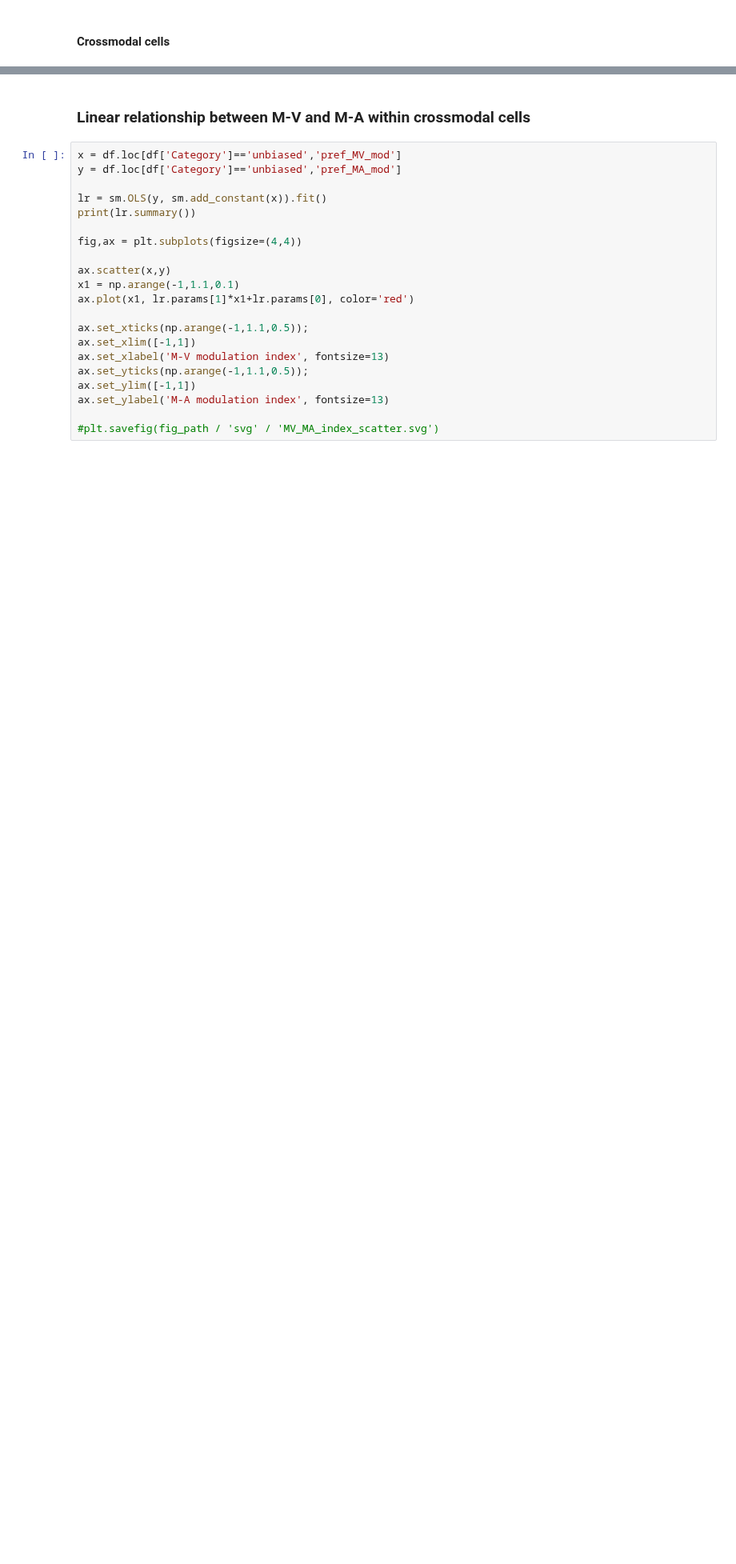
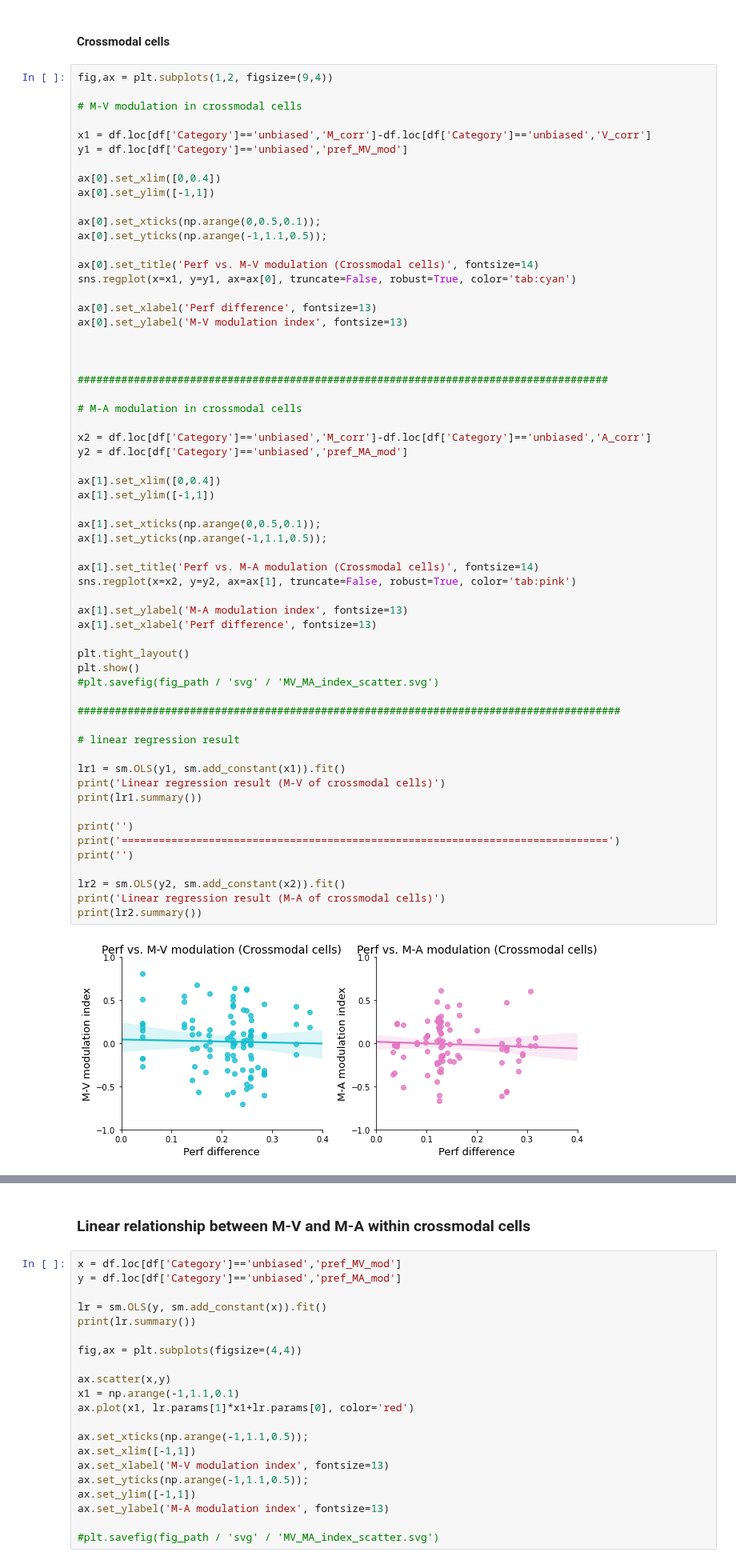
Before and after one commit to heung10/multimodal-object-recognition, a Jupyter notebook: neural/6. Multisensory modulation.ipynb, the cells around one changed output, grey strips where cells are left out. Shown at 80% size. Cells and saved outputs as stored; diff of their text form; blank space fills up the shorter version.

```diff
--- a/neural/6. Multisensory modulation.ipynb
+++ b/neural/6. Multisensory modulation.ipynb
@@ -295,2 +343,64 @@ w
 # %% [markdown]
 #### Crossmodal cells
+# %%
+fig,ax = plt.subplots(1,2, figsize=(9,4))
+
+# M-V modulation in crossmodal cells
+
+x1 = df.loc[df['Category']=='unbiased','M_corr']-df.loc[df['Category']=='unbiased','V_corr']
+y1 = df.loc[df['Category']=='unbiased','pref_MV_mod']
+
+ax[0].set_xlim([0,0.4])
+ax[0].set_ylim([-1,1])
+
+ax[0].set_xticks(np.arange(0,0.5,0.1));
+ax[0].set_yticks(np.arange(-1,1.1,0.5));
+
+ax[0].set_title('Perf vs. M-V modulation (Crossmodal cells)', fontsize=14)
+sns.regplot(x=x1, y=y1, ax=ax[0], truncate=False, robust=True, color='tab:cyan')
+
+ax[0].set_xlabel('Perf difference', fontsize=13)
+ax[0].set_ylabel('M-V modulation index', fontsize=13)
+
+
+
+#####################################################################################
+
+# M-A modulation in crossmodal cells
+
+x2 = df.loc[df['Category']=='unbiased','M_corr']-df.loc[df['Category']=='unbiased','A_corr']
+y2 = df.loc[df['Category']=='unbiased','pref_MA_mod']
+
+ax[1].set_xlim([0,0.4])
+ax[1].set_ylim([-1,1])
+
+ax[1].set_xticks(np.arange(0,0.5,0.1));
+ax[1].set_yticks(np.arange(-1,1.1,0.5));
+
+ax[1].set_title('Perf vs. M-A modulation (Crossmodal cells)', fontsize=14)
+sns.regplot(x=x2, y=y2, ax=ax[1], truncate=False, robust=True, color='tab:pink')
+
+ax[1].set_ylabel('M-A modulation index', fontsize=13)
+ax[1].set_xlabel('Perf difference', fontsize=13)
+
+plt.tight_layout()
+plt.show()
+#plt.savefig(fig_path / 'svg' / 'MV_MA_index_scatter.svg')
+
+#######################################################################################
+
+# linear regression result
+
+lr1 = sm.OLS(y1, sm.add_constant(x1)).fit()
+print('Linear regression result (M-V of crossmodal cells)')
+print(lr1.summary())
+
+print('')
+print('==============================================================================')
+print('')
+
+lr2 = sm.OLS(y2, sm.add_constant(x2)).fit()
+print('Linear regression result (M-A of crossmodal cells)')
+print(lr2.summary())
+# %% [output]
+[figure, added]
```
Also changed, not shown: parts of 7 cells of this notebook, 1 other file.
